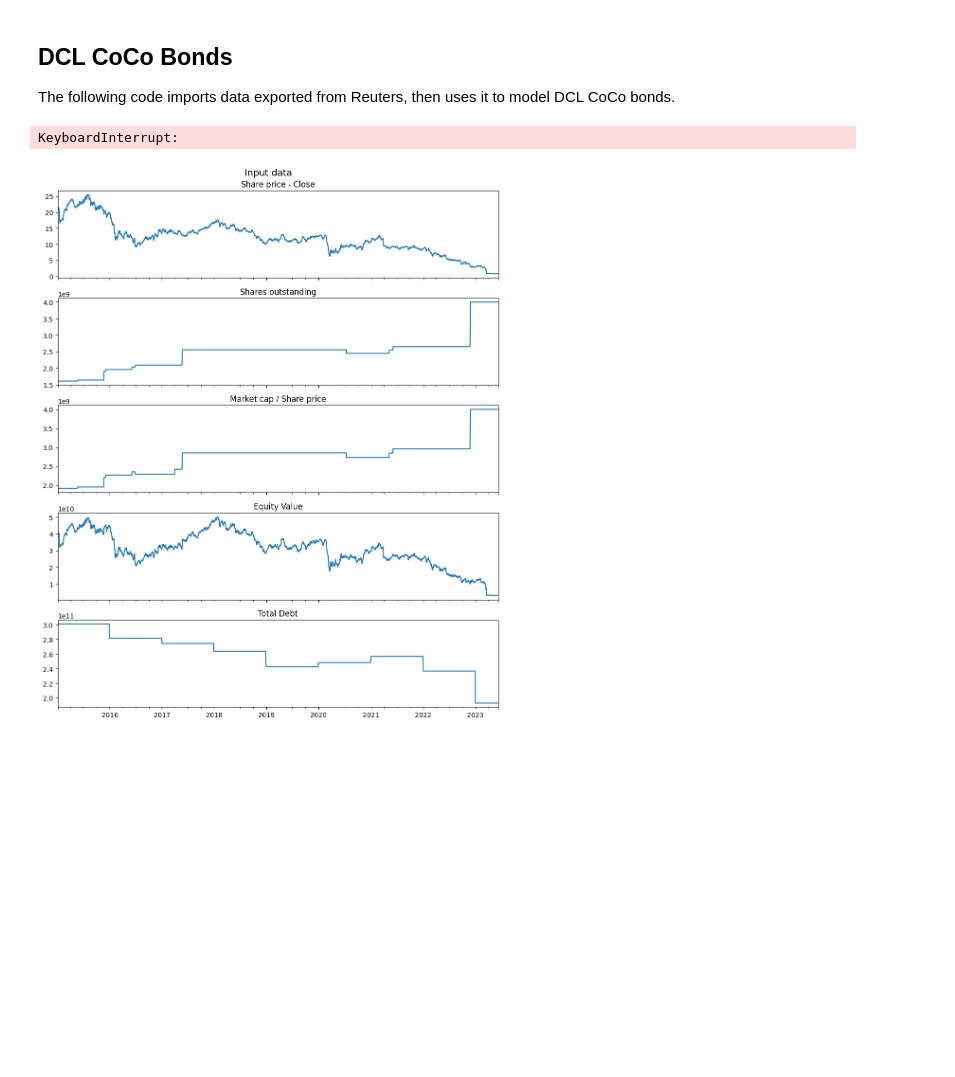
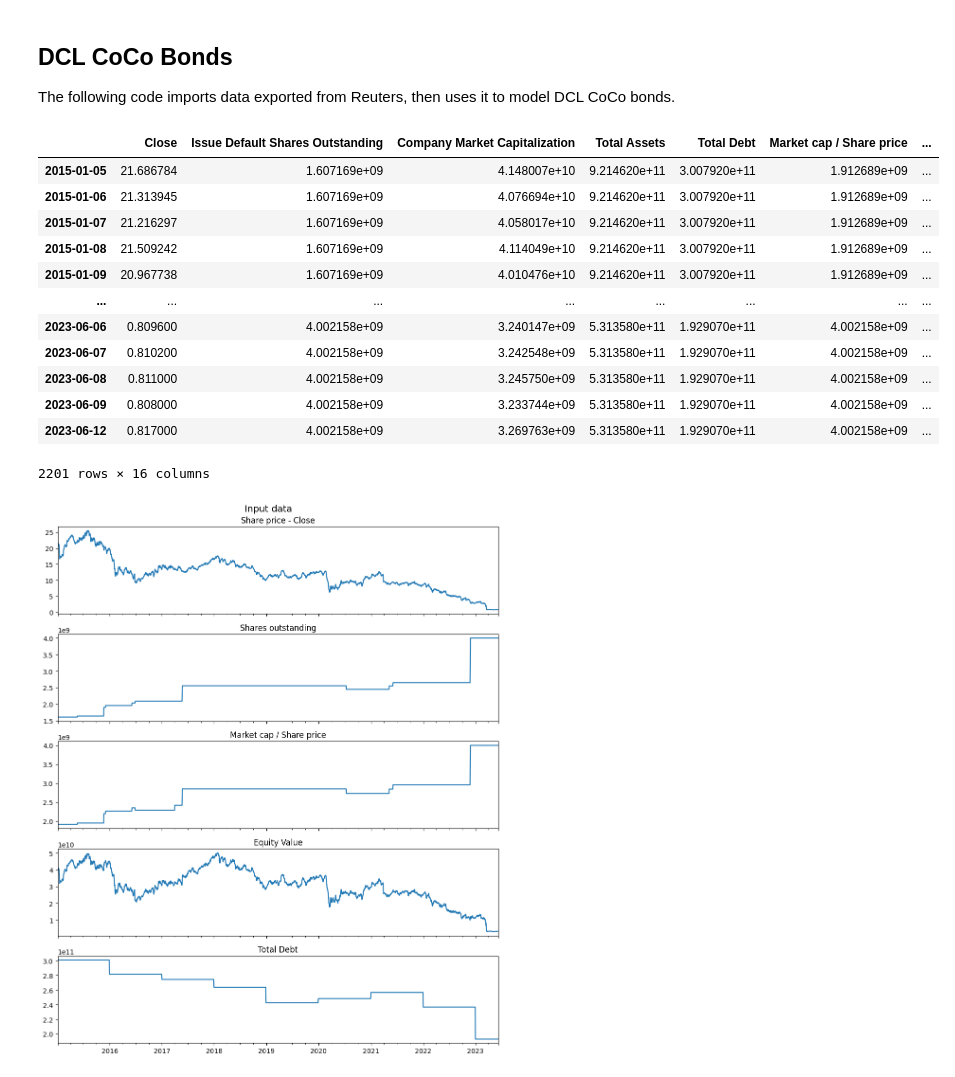
Before and after one commit to steinarb1234/DCL_coco_bond, a Jupyter notebook: main.ipynb, the cells around one changed output. Drawn from its saved outputs; the diff is of its cells as text; code cells hidden in the pictures; blank space fills up the shorter version.

```diff
--- a/main.ipynb
+++ b/main.ipynb
@@ -110,12 +110,12 @@ class DCL_Bond:
 
         return Q * ((1 + r)**k_years + (1 - (1 + r)**k_years)/(1 - (1 + r)**(-T_years)))
 
-    def calculate_alpha(self, RQ_k, book_value_of_total_debt):
+    def calculate_alpha(self, RQ_k, total_debt):
         """
         Calculate the ratio of CoCos to total debt.
         """
 
-        return RQ_k / book_value_of_total_debt
+        return RQ_k / total_debt
 
     def calculate_leverage_ratio(self, RQ_k, NS_k_1, S_k, alpha_k):
         """
@@ -184,7 +184,7 @@ class DCL_Bond:
         else:
             period_to_years = 1 / self.freq
 
-        self.dcl_data['Book value of debt'] = self.dcl_data['Total Debt']
+        # self.dcl_data['Book value of debt'] = self.dcl_data['Total Debt']
         # self.dcl_data['Shares outstanding'] = self.dcl_data['Common Shares - Outstanding - Total']
         self.dcl_data['Shares outstanding'] = self.dcl_data['Issue Default Shares Outstanding'][0]
         self.dcl_data['Q']                  = self.Q_init
@@ -213,7 +213,7 @@ class DCL_Bond:
             )
             self.dcl_data.loc[day, 'alpha_k'] = self.calculate_alpha( # Compute alpha_k (the proportion of DCL to total debt)
                 self.dcl_data.loc[day, 'RQ_k'],
-                self.dcl_data.loc[day, 'Book value of debt']
+                self.dcl_data.loc[day, 'Total Debt']
             )
             self.dcl_data.loc[day, 'Leverage ratio'] = self.calculate_leverage_ratio( # Compute the leverage ratio
                 self.dcl_data.loc[day, 'RQ_k'],
@@ -240,7 +240,7 @@ class DCL_Bond:
                     self.dcl_data.loc[day, 'Top up loan'] = -self.dcl_data.loc[day, 'RQ_k'] + self.L_min * self.dcl_data.loc[day, 'Shares outstanding'] * self.dcl_data.loc[day, 'Close'] / (1 - self.L_min)
                     # print(f"{day} - Top up loan: {self.dcl_data.loc[day, 'Top up loan']:,.2f}")
                     self.dcl_data.loc[day, 'Q'] += self.dcl_data.loc[day, 'Top up loan'] # Nominal of the DCL
-                    self.dcl_data.loc[day, 'Book value of debt'] += self.dcl_data.loc[day, 'Top up loan'] # Total debt of the company
+                    self.dcl_data.loc[day, 'Total Debt'] += self.dcl_data.loc[day, 'Top up loan'] # Total debt of the company
 
                     # Recompute the residual value of DCL
                     self.dcl_data.loc[day, 'RQ_k'] = self.calculate_residual_value_of_dcl(
@@ -352,34 +352,46 @@ cs_dcl_biannual = DCL_Bond(
 ) # TODO: bi-annual
 
 cs_dcl_yearly = DCL_Bond(
     name       = "Credit Suisse - Yearly",
     ticker_ric = "CSGN.S^F23",          # Reuters Intrument Code (RIC) for the ticker
     Q_init     = cs_Q_init,             # Initial value of DCL bonds
     L_min      = cs_L_min,              # Minimum leverage ratio
     L_c        = cs_L_c,                # Critical leverage ratio
     S_p        = "initial share price", # Conversion price
     r          = cs_r,                  # Risk free rate TODO: change to timeseries?
     T_years    = 10,                    # Number of years to maturity for DCL bonds
     freq       = 1,              # Frequency of interest payments and leverage considerations
 )
 
 # No DCL bond, freq = 0
 cs_no_dcl = DCL_Bond(
     name       = "Credit Suisse - No DCL",
     ticker_ric = "CSGN.S^F23",          # Reuters Intrument Code (RIC) for the ticker
     Q_init     = 1,                     # Initial value of DCL bonds
     L_min      = cs_L_min,              # Minimum leverage ratio
     L_c        = cs_L_c,                # Critical leverage ratio
     S_p        = "initial share price", # Conversion price
     r          = cs_r,                  # Risk free rate TODO: change to timeseries?
     T_years    = 10,                    # Number of years to maturity for DCL bonds
     freq       = 0,         # Frequency of interest payments and leverage considerations
 )
 
 # cs_dcl_yearly.reuters_input_data
 cs_dcl_yearly.results
 # %% [output]
+|  | Close | Issue Default Shares Outstanding | Company Market Capitalization | Total Assets | Total Debt | Market cap / Share price | ... |
+| 2015-01-05 | 21.686784 | 1.607169e+09 | 4.148007e+10 | 9.214620e+11 | 3.007920e+11 | 1.912689e+09 | ... |
+| 2015-01-06 | 21.313945 | 1.607169e+09 | 4.076694e+10 | 9.214620e+11 | 3.007920e+11 | 1.912689e+09 | ... |
+| 2015-01-07 | 21.216297 | 1.607169e+09 | 4.058017e+10 | 9.214620e+11 | 3.007920e+11 | 1.912689e+09 | ... |
+| 2015-01-08 | 21.509242 | 1.607169e+09 | 4.114049e+10 | 9.214620e+11 | 3.007920e+11 | 1.912689e+09 | ... |
+| 2015-01-09 | 20.967738 | 1.607169e+09 | 4.010476e+10 | 9.214620e+11 | 3.007920e+11 | 1.912689e+09 | ... |
+| ... | ... | ... | ... | ... | ... | ... | ... |
+| 2023-06-06 | 0.809600 | 4.002158e+09 | 3.240147e+09 | 5.313580e+11 | 1.929070e+11 | 4.002158e+09 | ... |
+| 2023-06-07 | 0.810200 | 4.002158e+09 | 3.242548e+09 | 5.313580e+11 | 1.929070e+11 | 4.002158e+09 | ... |
+| 2023-06-08 | 0.811000 | 4.002158e+09 | 3.245750e+09 | 5.313580e+11 | 1.929070e+11 | 4.002158e+09 | ... |
+| 2023-06-09 | 0.808000 | 4.002158e+09 | 3.233744e+09 | 5.313580e+11 | 1.929070e+11 | 4.002158e+09 | ... |
+| 2023-06-12 | 0.817000 | 4.002158e+09 | 3.269763e+09 | 5.313580e+11 | 1.929070e+11 | 4.002158e+09 | ... |
-KeyboardInterrupt:
+2201 rows × 16 columns
 # %%
 # ================================================================
 #                       Plot the input data
```
Also changed, not shown: parts of 2 cells of this notebook, 12 other files.
